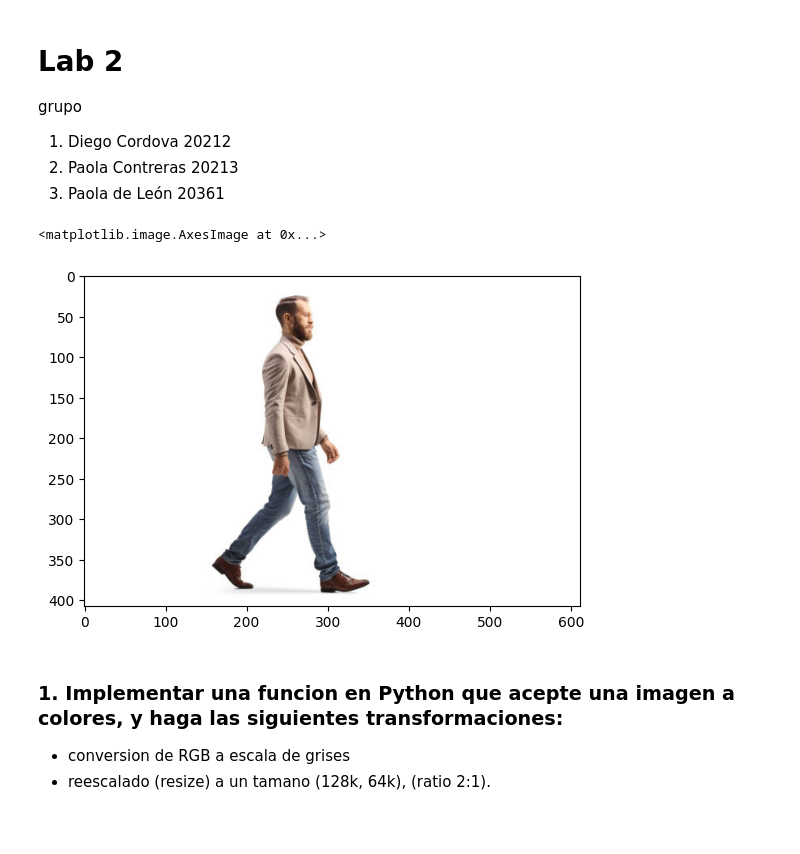
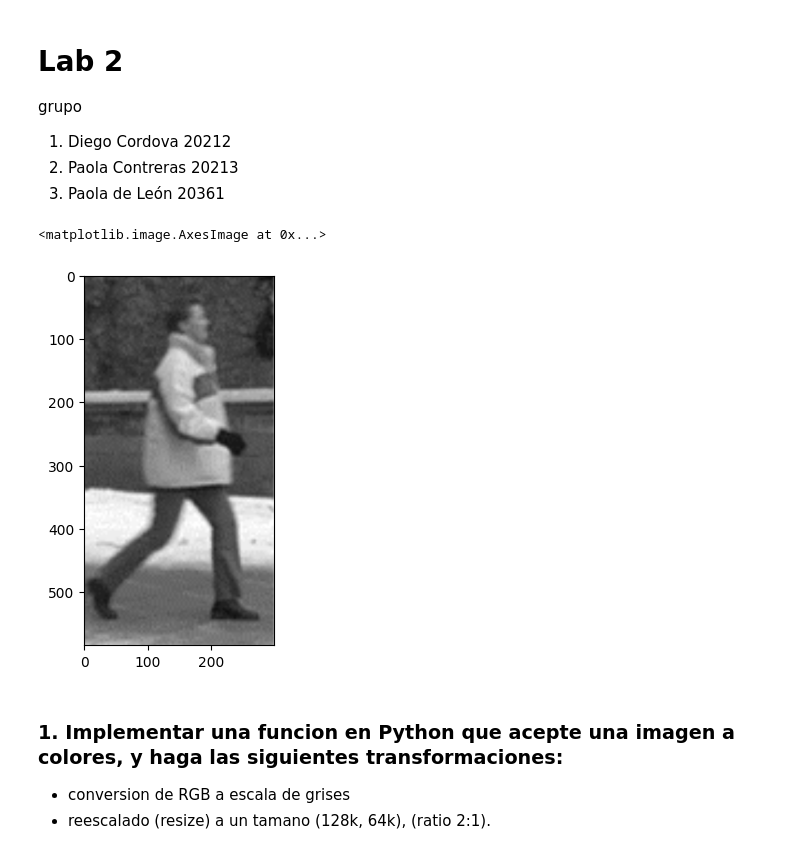
Before and after one commit to Diego-CB/Lab2-VC, a Jupyter notebook: Lab02.ipynb, the cells around one changed output. Drawn from its saved outputs; the diff is of its cells as text; code cells hidden in the pictures; blank space fills up the shorter version.

```diff
--- a/Lab02.ipynb
+++ b/Lab02.ipynb
@@ -8,19 +8,19 @@ grupo
 # %%
 import matplotlib.pyplot as plt
 import skimage as ski
 import cv2 as cv
 import numpy as np
 
 def read_img(filepath):
     data = open(filepath, 'rb')
     img = plt.imread(data)
     return img
 
-img = read_img('./walking.jpg')
+img = read_img('./person.png')
 plt.imshow(img)
 # %% [output]
 <matplotlib.image.AxesImage at 0x...>
-[figure, old version]
+[figure, new version]
 # %% [markdown]
 ### 1. Implementar una funcion en Python que acepte una imagen a colores, y haga las siguientes transformaciones:
 - conversion de RGB a escala de grises
```
Also changed, not shown: parts of 11 cells of this notebook, 2 other files.
